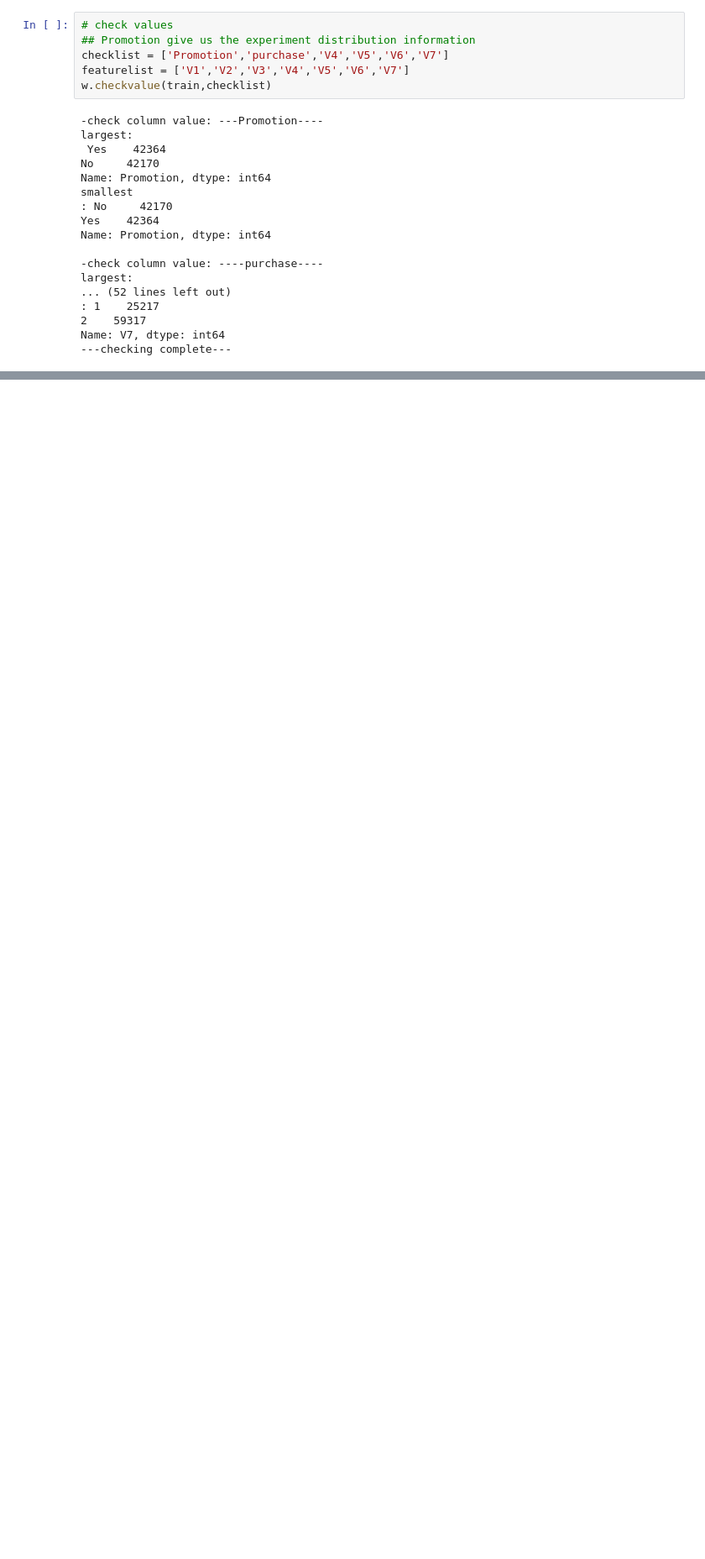
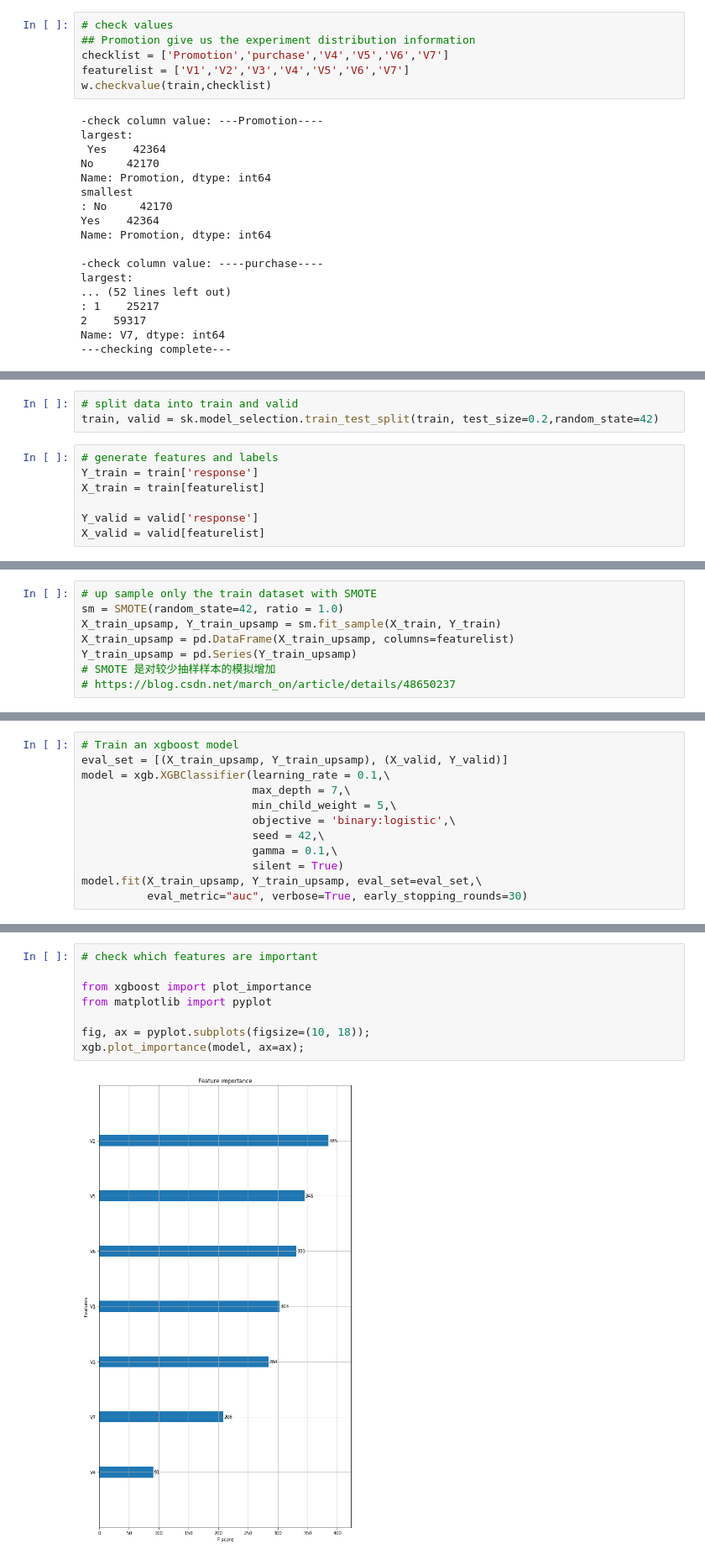
Before and after one commit to mengfanchun2017/udacity-data-academy_public, a Jupyter notebook: _dsnd/p3_recommendation/files/l5/Starbucks-zh_lm.ipynb, the cells around one changed output, grey strips where cells are left out. Shown at 84% size. Drawn from its saved outputs; the diff is of its cells as text; blank space fills up the shorter version.

```diff
--- a/_dsnd/p3_recommendation/files/l5/Starbucks-zh_lm.ipynb
+++ b/_dsnd/p3_recommendation/files/l5/Starbucks-zh_lm.ipynb
@@ -215,0 +257,10 @@ train.query('Promotion == "No" and purchase == 1') \
+# %%
+# split data into train and valid
+train, valid = sk.model_selection.train_test_split(train, test_size=0.2,random_state=42)
+# %%
+# generate features and labels
+Y_train = train['response']
+X_train = train[featurelist]
+
+Y_valid = valid['response']
+X_valid = valid[featurelist]
@@ -215,0 +273,8 @@ train.query('Promotion == "No" and purchase == 1') \
+# %%
+# up sample only the train dataset with SMOTE
+sm = SMOTE(random_state=42, ratio = 1.0)
+X_train_upsamp, Y_train_upsamp = sm.fit_sample(X_train, Y_train)
+X_train_upsamp = pd.DataFrame(X_train_upsamp, columns=featurelist)
+Y_train_upsamp = pd.Series(Y_train_upsamp)
+# SMOTE 是对较少抽样样本的模拟增加
+# https://blog.csdn.net/march_on/article/details/48650237
@@ -215,0 +285,12 @@ train.query('Promotion == "No" and purchase == 1') \
+# %%
+# Train an xgboost model
+eval_set = [(X_train_upsamp, Y_train_upsamp), (X_valid, Y_valid)]
+model = xgb.XGBClassifier(learning_rate = 0.1,\
+                          max_depth = 7,\
+                          min_child_weight = 5,\
+                          objective = 'binary:logistic',\
+                          seed = 42,\
+                          gamma = 0.1,\
+                          silent = True)
+model.fit(X_train_upsamp, Y_train_upsamp, eval_set=eval_set,\
+          eval_metric="auc", verbose=True, early_stopping_rounds=30)
@@ -215,0 +322,10 @@ train.query('Promotion == "No" and purchase == 1') \
+# %%
+# check which features are important
+
+from xgboost import plot_importance
+from matplotlib import pyplot
+
+fig, ax = pyplot.subplots(figsize=(10, 18));
+xgb.plot_importance(model, ax=ax);
+# %% [output]
+[figure, added]
```
Also changed, not shown: parts of 47 cells of this notebook, 26 other files.
